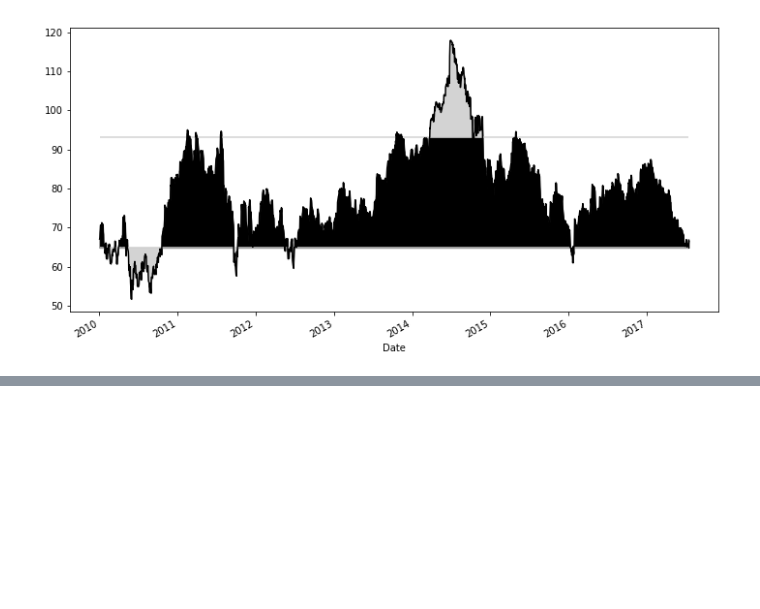
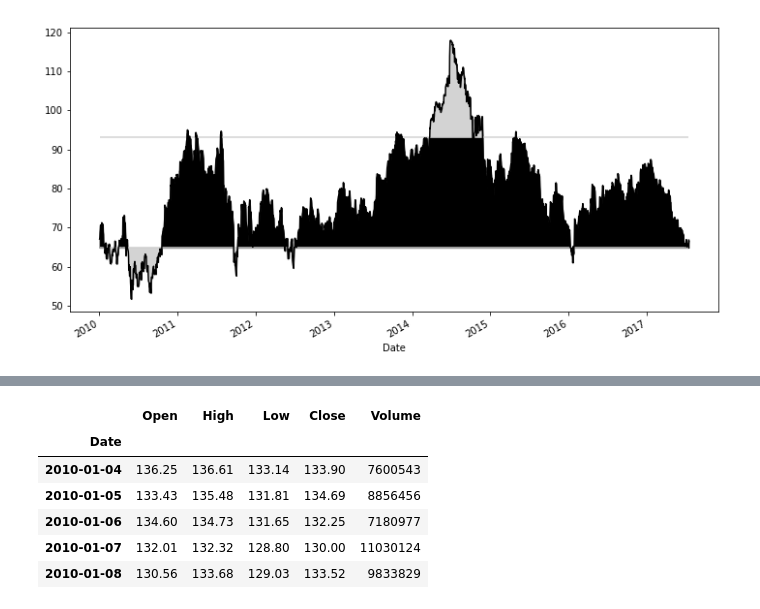
Before and after one commit to MarkNoordraven/Pandas-Cookbook, a Jupyter notebook: Chapter 05 Boolean Indexing Notes.ipynb, the cells around one changed output, grey strips where cells are left out. Drawn from its saved outputs; the diff is of its cells as text; code cells hidden in the pictures; blank space fills up the shorter version.

```diff
--- a/Chapter 05 Boolean Indexing Notes.ipynb
+++ b/Chapter 05 Boolean Indexing Notes.ipynb
@@ -611,0 +775,11 @@ matplotlib.pyplot.fill_between(x=criteria.index, y1=upper_10, y2=slb_close.value
+# %%
+amzn = pd.read_csv('data/amzn_stock.csv', index_col='Date', parse_dates=['Date'])
+amzn.head()
+# %% [output]
+|  | Open | High | Low | Close | Volume |
+| Date |  |  |  |  |  |
+| 2010-01-04 | 136.25 | 136.61 | 133.14 | 133.90 | 7600543 |
+| 2010-01-05 | 133.43 | 135.48 | 131.81 | 134.69 | 8856456 |
+| 2010-01-06 | 134.60 | 134.73 | 131.65 | 132.25 | 7180977 |
+| 2010-01-07 | 132.01 | 132.32 | 128.80 | 130.00 | 11030124 |
+| 2010-01-08 | 130.56 | 133.68 | 129.03 | 133.52 | 9833829 |
```
Also changed, not shown: parts of 28 cells of this notebook.
